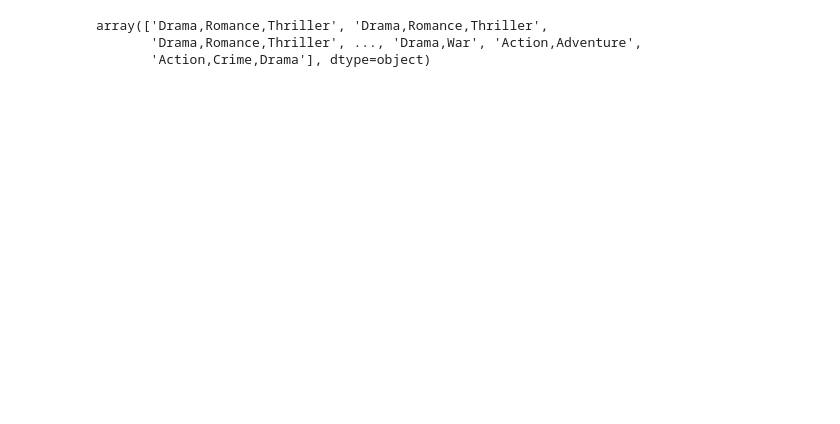
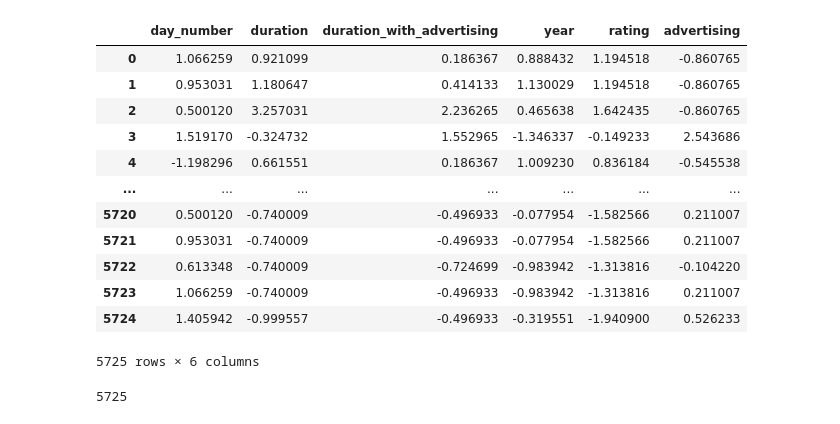
Before and after one commit to florin-git/TV-Movies-Visual-Analytics, a Jupyter notebook: mds.ipynb, the cells around one changed output. Saved outputs shown, nothing was run; the diff lists cells and outputs as text; code cells hidden in the pictures; blank space fills up the shorter version.

```diff
--- a/mds.ipynb
+++ b/mds.ipynb
@@ -39,9 +37,29 @@ df_categorical = df_final[['day', 'month', 'daytime', 'title', 'genres']]
 df_numerical = df_final[['day_number', 'duration', 'duration_with_advertising', 'year', 'rating', 'advertising']]
 # %%
 scaler = StandardScaler()
-numerical = scaler.fit_transform(df_numerical.to_numpy())
+numerical_normalized = scaler.fit_transform(df_numerical.values)
+df_numerical_normlized = pd.DataFrame(numerical_normalized, columns=df_numerical.columns)
+# %%
+df_numerical_normlized
+# %% [output]
+|  | day_number | duration | duration_with_advertising | year | rating | advertising |
+| 0 | 1.066259 | 0.921099 | 0.186367 | 0.888432 | 1.194518 | -0.860765 |
+| 1 | 0.953031 | 1.180647 | 0.414133 | 1.130029 | 1.194518 | -0.860765 |
+| 2 | 0.500120 | 3.257031 | 2.236265 | 0.465638 | 1.642435 | -0.860765 |
+| 3 | 1.519170 | -0.324732 | 1.552965 | -1.346337 | -0.149233 | 2.543686 |
+| 4 | -1.198296 | 0.661551 | 0.186367 | 1.009230 | 0.836184 | -0.545538 |
+| ... | ... | ... | ... | ... | ... | ... |
+| 5720 | 0.500120 | -0.740009 | -0.496933 | -0.077954 | -1.582566 | 0.211007 |
+| 5721 | 0.953031 | -0.740009 | -0.496933 | -0.077954 | -1.582566 | 0.211007 |
+| 5722 | 0.613348 | -0.740009 | -0.724699 | -0.983942 | -1.313816 | -0.104220 |
+| 5723 | 1.066259 | -0.740009 | -0.496933 | -0.983942 | -1.313816 | 0.211007 |
+| 5724 | 1.405942 | -0.999557 | -0.496933 | -0.319551 | -1.940900 | 0.526233 |
+5725 rows × 6 columns
 # %%
 shape = df_final.shape[0]
+shape
+# %% [output]
+5725
 # %%
 dissM_days = np.zeros((shape, shape))
 dissM_months = np.zeros((shape, shape))
@@ -61,6 +76,0 @@ genres = df_categorical['genres'].values
-# %%
-genres
-# %% [output]
-array(['Drama,Romance,Thriller', 'Drama,Romance,Thriller',
-       'Drama,Romance,Thriller', ..., 'Drama,War', 'Action,Adventure',
-       'Action,Crime,Drama'], dtype=object)
```
Also changed, not shown: parts of 20 cells of this notebook, 4 other files.
